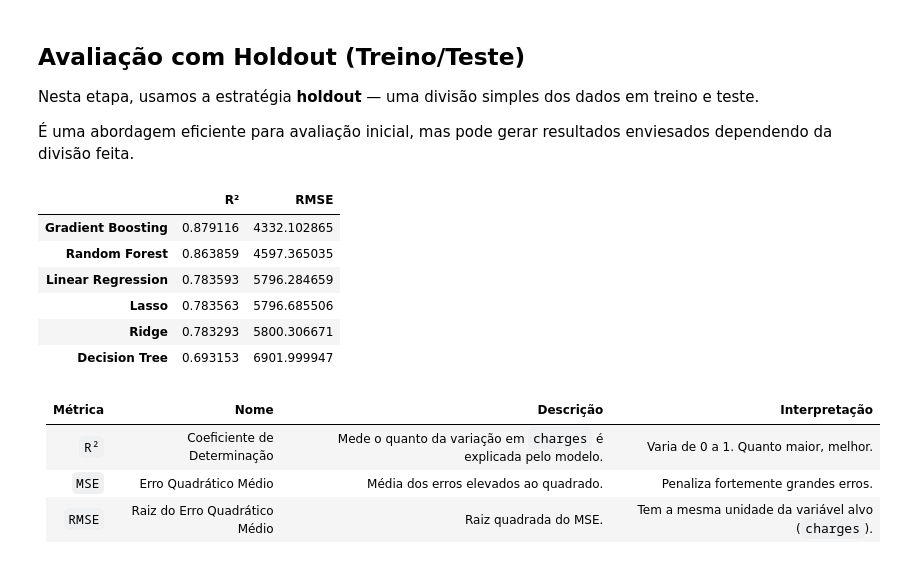
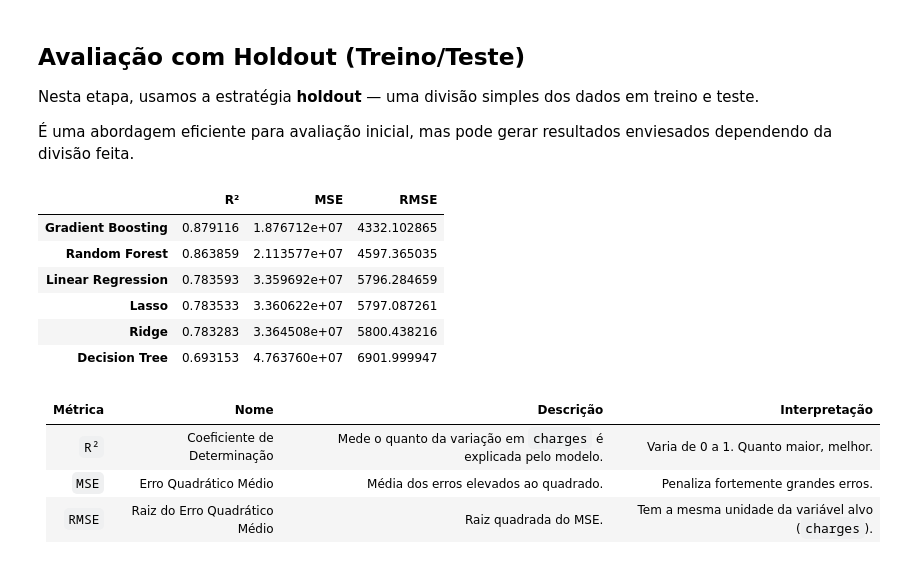
Before and after one commit to umtaldejr/IADT-Fase-1, a Jupyter notebook: IADT_Fase_1.ipynb, the cells around one changed output. Drawn from its saved outputs; the diff is of its cells as text; code cells hidden in the pictures.

```diff
--- a/IADT_Fase_1.ipynb
+++ b/IADT_Fase_1.ipynb
@@ -69,13 +63,9 @@ from kagglehub import KaggleDatasetAdapter
 # Salvamento e carregamento de modelos treinados
 import joblib
 # %%
-# Carrega o dataset usando kagglehub
+# Carrega o dataset
 
-df = kagglehub.load_dataset(
-    KaggleDatasetAdapter.PANDAS,
-    "willianoliveiragibin/healthcare-insurance",
-    "insurance.csv",
-)
+df = pd.read_csv("insurance.csv")
 
 assert not df.empty, "Dataset não foi carregado corretamente"
 # %% [markdown]
@@ -252,3 +242,26 @@ plt.show()
 - **`bmi`**: Leve assimetria à direita e presença de alguns outliers com IMC elevado, o que pode indicar indivíduos obesos.
 - **`children`**: Como variável discreta, o boxplot mostra saltos em valores fixos. Não há outliers, mas a distribuição é claramente enviesada para baixo.
 - **`charges`**: Forte assimetria à direita com diversos outliers, o que confirma a cauda longa observada no histograma. Esses valores extremos podem afetar o desempenho de modelos mais sensíveis à variância.
+# %%
+# Conta o número de outliers em cada variável numérica usando o método do intervalo interquartil (IQR).
+outlier_counts = []
+
+for col in df.select_dtypes(include=["float64", "int64"]).columns:
+    Q1 = df[col].quantile(0.25)
+    Q3 = df[col].quantile(0.75)
+    # Calcula o intervalo interquartil (IQR) e os limites inferior e superior para detecção de outliers
+    IQR = Q3 - Q1
+    lower_bound = Q1 - 1.5 * IQR
+    upper_bound = Q3 + 1.5 * IQR
+    # Conta o número de outliers fora dos limites definidos
+    n_outliers = ((df[col] < lower_bound) | (df[col] > upper_bound)).sum()
+
+    outlier_counts.append({
+        "variável": col,
+        "Q1": Q1,
+        "Q3": Q3,
+        "IQR": IQR,
+        "número de outliers": n_outliers
+    })
+
+display(pd.DataFrame(outlier_counts).sort_values(by="número de outliers", ascending=False))
@@ -318,7 +337,7 @@ group_configs = {
 fig, axs = plt.subplots(3, 2, figsize=(15, 12))
 
 for ax, (col, (xlabel, title)) in zip(axs.ravel(), group_configs.items()):
-    grouped = df_viz.groupby(col)["charges"].mean().reset_index()
+    grouped = df_viz.groupby(col, observed=True)["charges"].mean().reset_index()
     sns.barplot(data=grouped, x=col, y="charges", ax=ax)
     ax.set_title(title)
     ax.set_xlabel(xlabel)
@@ -387,7 +406,7 @@ Mesmo assim, manter as regiões codificadas pode ajudar modelos mais complexos a
 # %%
 # Cria duas versões do dataset: uma para modelos lineares e outra para modelos baseados em árvore.
 df_tree = df_encoded.copy()
-df_linear = df_encoded.drop(columns=["region_southwest"])
+df_linear = df_encoded.drop(columns=["region_southeast"])
 # %% [markdown]
 ℹ️ Ao aplicar one-hot encoding na variável categórica `region`, são criadas múltiplas colunas binária.
 
@@ -480,40 +499,41 @@ for model_name, config in models.items():
     y = df_base["charges"]
 
     # Divide em conjunto de treino e teste (80/20), com random_state para reprodutibilidade
     X_train, X_test, y_train, y_test = train_test_split(
         X, y, test_size=0.2, random_state=42
     )
 
     # Treina o modelo
     model.fit(X_train, y_train)
 
     # Gera predições para o conjunto de teste
     y_pred = model.predict(X_test)
 
     # Calcula métricas de avaliação
     r2 = r2_score(y_test, y_pred)
     mse = mean_squared_error(y_test, y_pred)
     rmse = np.sqrt(mse)  # Calcula RMSE manualmente (compatível com versões mais antigas do sklearn)
 
     # Salva as métricas no dicionário de resultados
     results_holdout[model_name] = {
         "R²": r2,
+        "MSE": mse,
         "RMSE": rmse,
     }
 
     # Armazena predições e valores reais para análises gráficas posteriores
     y_preds_holdout[model_name] = y_pred
 
 df_results_holdout = (pd.DataFrame(results_holdout).T.sort_values(by="R²", ascending=False))
 display(df_results_holdout)
 # %% [output]
-|  | R² | RMSE |
-| Gradient Boosting | 0.879116 | 4332.102865 |
-| Random Forest | 0.863859 | 4597.365035 |
-| Linear Regression | 0.783593 | 5796.284659 |
-| Lasso | 0.783563 | 5796.685506 |
-| Ridge | 0.783293 | 5800.306671 |
-| Decision Tree | 0.693153 | 6901.999947 |
+|  | R² | MSE | RMSE |
+| Gradient Boosting | 0.879116 | 1.876712e+07 | 4332.102865 |
+| Random Forest | 0.863859 | 2.113577e+07 | 4597.365035 |
+| Linear Regression | 0.783593 | 3.359692e+07 | 5796.284659 |
+| Lasso | 0.783533 | 3.360622e+07 | 5797.087261 |
+| Ridge | 0.783283 | 3.364508e+07 | 5800.438216 |
+| Decision Tree | 0.693153 | 4.763760e+07 | 6901.999947 |
 # %% [markdown]
 | **Métrica** | **Nome**                      | **Descrição**                                                   | **Interpretação**                                 |
 | ----------- | ----------------------------- | --------------------------------------------------------------- | ------------------------------------------------- |
```
Also changed, not shown: parts of 26 cells of this notebook, 1 other file.
